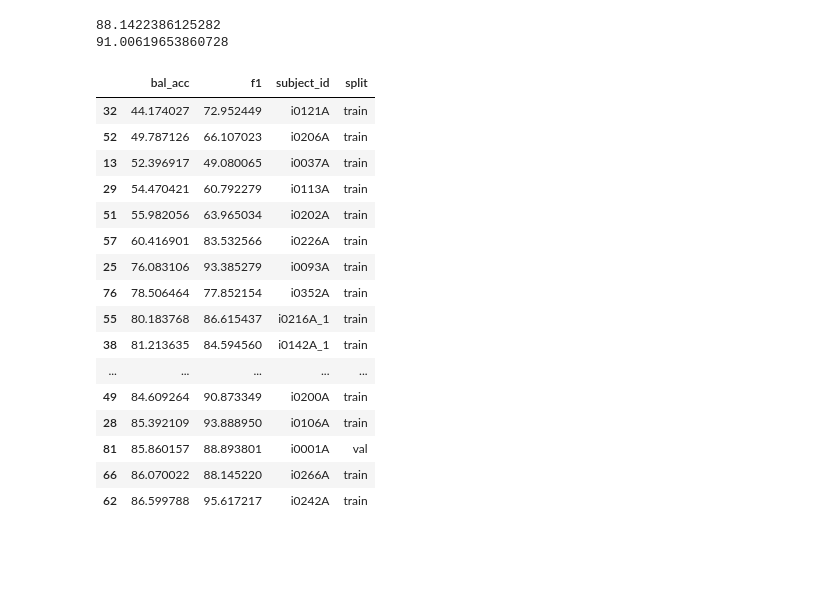
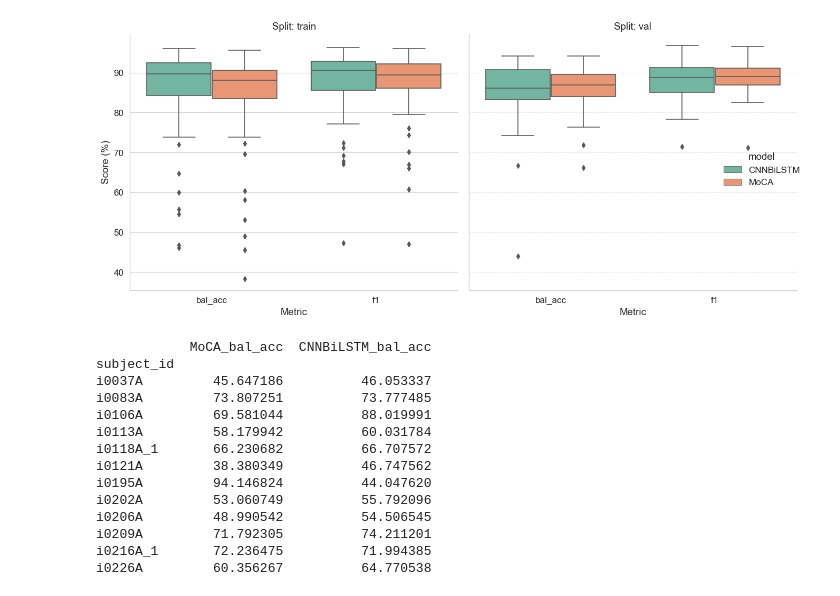
Before and after one commit to yuc0805/DeepPostures_MAE, a Jupyter notebook: MoCA/result_analysis.ipynb, the cells around one changed output. Saved outputs shown, nothing was run; the diff lists cells and outputs as text; code cells hidden in the pictures; blank space fills up the shorter version.

```diff
--- a/MoCA/result_analysis.ipynb
+++ b/MoCA/result_analysis.ipynb
@@ -76,8 +71,11 @@ plt.show()
-# %%
-#I want only split is train
-train_df = all_df[all_df['split'] == 'train']
-print(train_df['bal_acc'].mean())
-print(train_df['f1'].mean())
-# %% [output]
-88.1422386125282
-91.00619653860728
+# %%
+data_paths = [
+    '/Users/leo/Desktop/DeepPostures_MAE/MoCA/subject_level_performance/CNNBiLSTMModel/wristset_1.0_blr_0.001_bs_512_input_size_[3, 4200]_subject_performance.pkl',
+    '/Users/leo/Desktop/DeepPostures_MAE/MoCA/subject_level_performance/moca_shallow/wristLP_blr_0.001_bs_256_input_size_[3, 100]_subject_performance.pkl'
+]
+
+model_names = ['CNNBiLSTM', 'MoCA']
+
+wrist_df = plot_model_comparison(data_paths, model_names)
+# %% [output]
+[figure, added]
@@ -84,24 +117,19 @@ print(train_df['f1'].mean())
 # %%
-# sort all_df with bal_acc where low at the top
-
-sorted_df = all_df.sort_values(by='bal_acc', ascending=True)
-sorted_df.head(20)
+side_by_side_worst = align_top_10_worst_subjects(wrist_df)
+print(side_by_side_worst)
 # %% [output]
-|  | bal_acc | f1 | subject_id | split |
-| 32 | 44.174027 | 72.952449 | i0121A | train |
-| 52 | 49.787126 | 66.107023 | i0206A | train |
-| 13 | 52.396917 | 49.080065 | i0037A | train |
-| 29 | 54.470421 | 60.792279 | i0113A | train |
-| 51 | 55.982056 | 63.965034 | i0202A | train |
-| 57 | 60.416901 | 83.532566 | i0226A | train |
-| 25 | 76.083106 | 93.385279 | i0093A | train |
-| 76 | 78.506464 | 77.852154 | i0352A | train |
-| 55 | 80.183768 | 86.615437 | i0216A_1 | train |
-| 38 | 81.213635 | 84.594560 | i0142A_1 | train |
-| ... | ... | ... | ... | ... |
-| 49 | 84.609264 | 90.873349 | i0200A | train |
-| 28 | 85.392109 | 93.888950 | i0106A | train |
-| 81 | 85.860157 | 88.893801 | i0001A | val |
-| 66 | 86.070022 | 88.145220 | i0266A | train |
-| 62 | 86.599788 | 95.617217 | i0242A | train |
+            MoCA_bal_acc  CNNBiLSTM_bal_acc
+subject_id
+i0037A         45.647186          46.053337
+i0083A         73.807251          73.777485
+i0106A         69.581044          88.019991
+i0113A         58.179942          60.031784
+i0118A_1       66.230682          66.707572
+i0121A         38.380349          46.747562
+i0195A         94.146824          44.047620
+i0202A         53.060749          55.792096
+i0206A         48.990542          54.506545
+i0209A         71.792305          74.211201
+i0216A_1       72.236475          71.994385
+i0226A         60.356267          64.770538
 # %%
```
Also changed, not shown: parts of 6 cells of this notebook.
